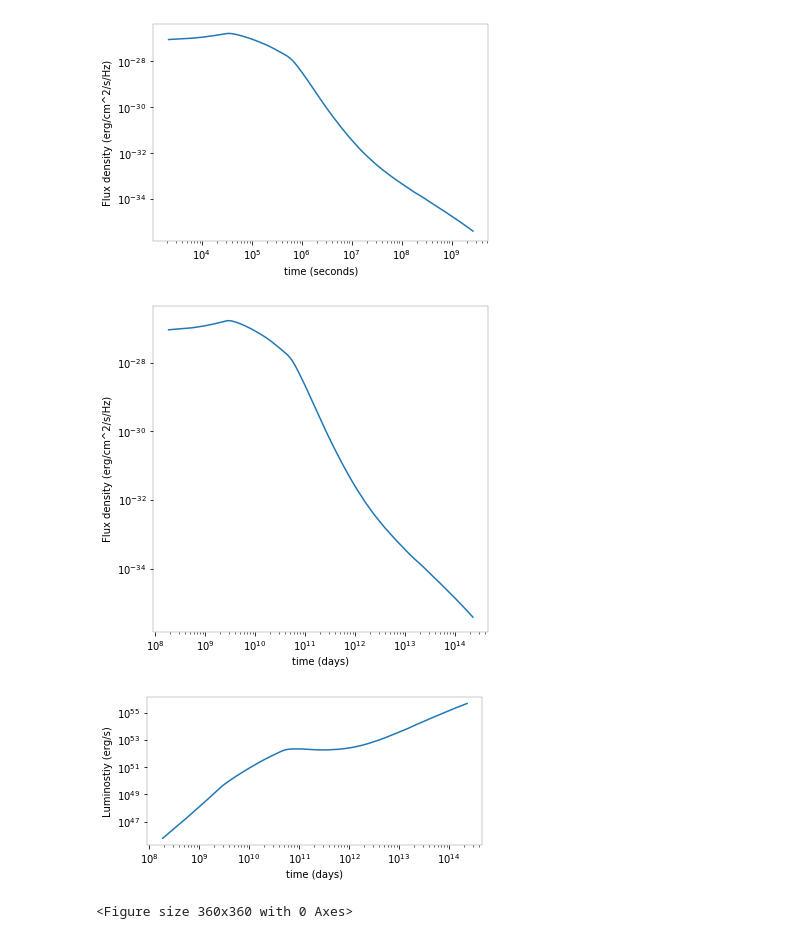
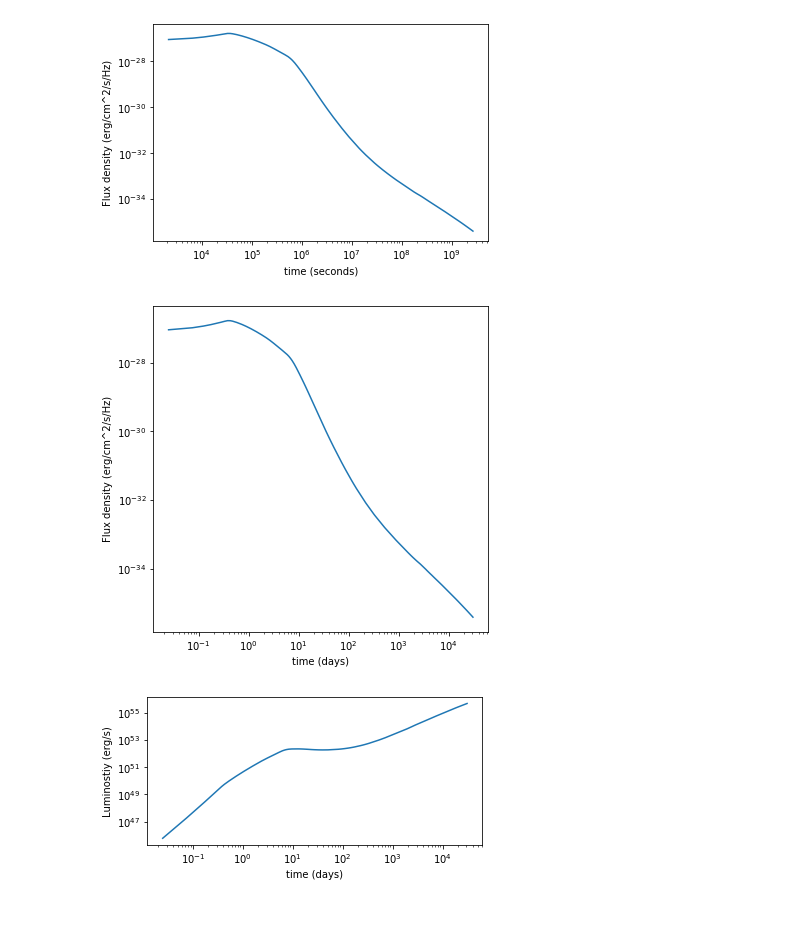
Before and after one commit to caitlin-king/summer-project, a Jupyter notebook: Summerproject.ipynb, the cells around one changed output. Cells and saved outputs as stored; diff of their text form; code cells hidden in the pictures.

Commit message:
changed time conversion

```diff
--- a/Summerproject.ipynb
+++ b/Summerproject.ipynb
@@ -29,7 +29,7 @@ a3 = (gamma*theta_obs)**(-6)
 
 
 F_nu1 = a3*F_nu
-t_days = t_0*(86400)       #conversion from seconds to days
+t_days = t_0/(86400)       #conversion from seconds to days
 
 L = 4*math.pi*(D**2)*nu_0*F_nu1
 
@@ -37,34 +37,33 @@ plt.subplot(1, 1, 1)       #first plot, time in s vs. flux
 plt.plot(t_0, F_nu)
 
 plt.xlabel('time (seconds)')
 plt.ylabel('Flux density (erg/cm^2/s/Hz)')
 plt.xscale('log')
 plt.yscale('log')
 
 plt.figure(figsize=(6,6))
 
 plt.subplot(1, 1, 1)       #second plot, time in days vs. flux
 plt.plot(t_days, F_nu)
 
 plt.xlabel('time (days)')
 plt.ylabel('Flux density (erg/cm^2/s/Hz)')
 plt.xscale('log')
 plt.yscale('log')
 
 plt.figure(figsize=(6,6))
 
 plt.subplot(2,1,2)         #third subplot, time in days vs. luminosity
 plt.plot(t_days, L)
 
 plt.xlabel('time (days)')
 plt.ylabel('Luminostiy (erg/s)')
 plt.xscale('log')
 plt.yscale('log')
 
 
 plt.show()
 # %% [output]
-[figure, old version]
+[figure, new version]
-[figure, old version]
+[figure, new version]
-[figure, old version]
+[figure, new version]
-<Figure size 360x360 with 0 Axes>
```
